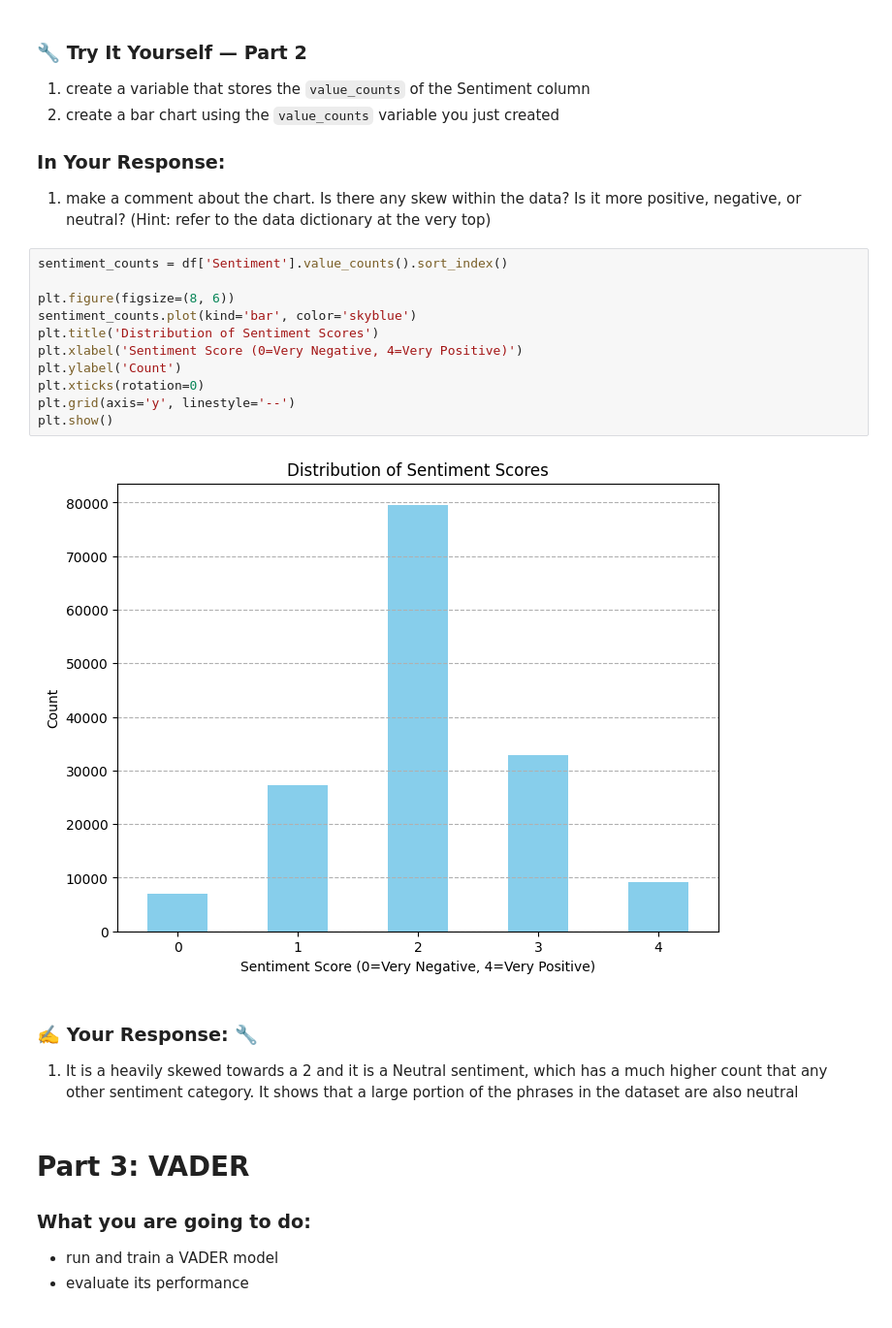
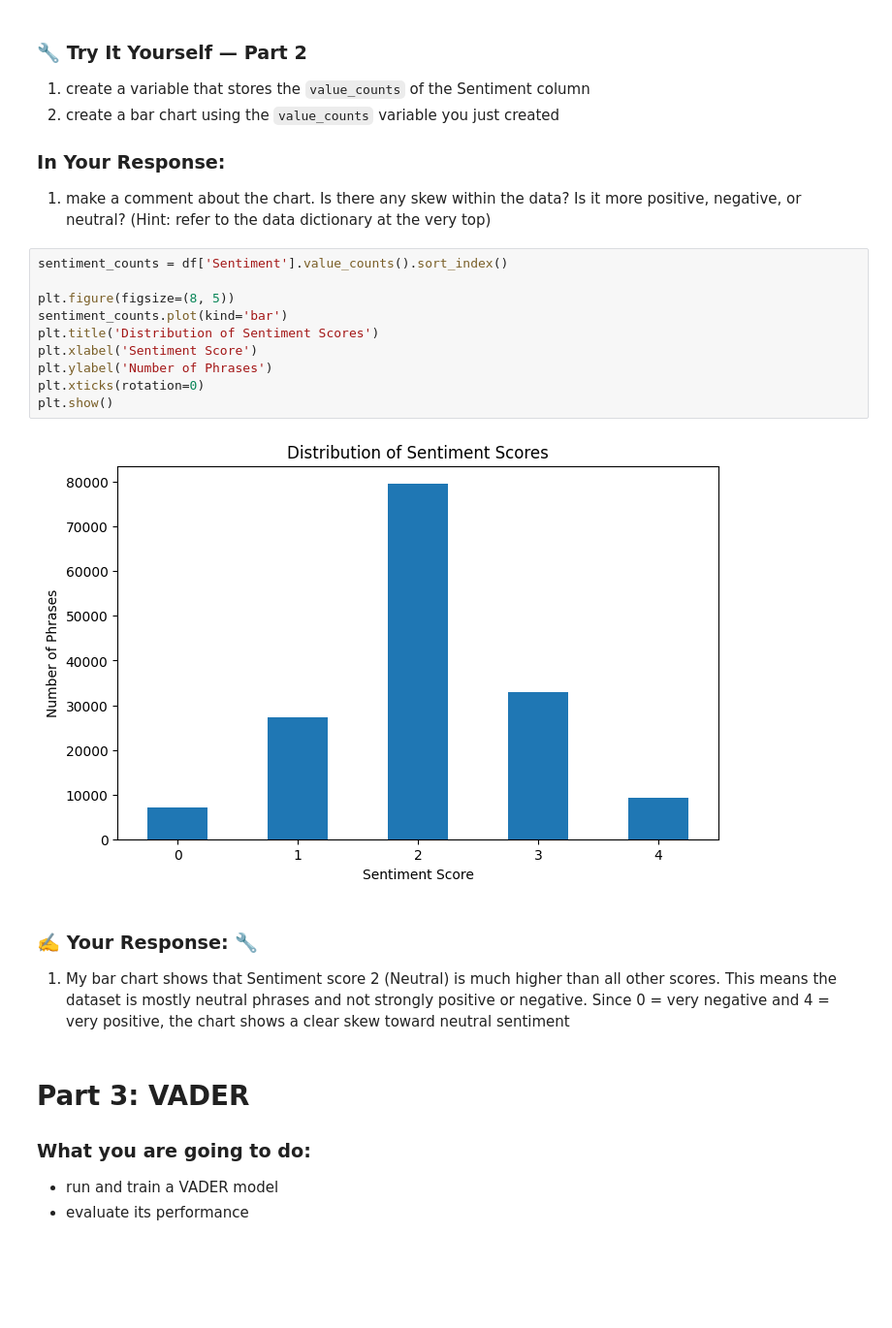
Before and after one commit to ekoshkaa/is_4487_base, a Jupyter notebook: Labs/lab_13_text_analytics.ipynb, the cells around one changed output. Shown at 97% size. Cells and saved outputs as stored; diff of their text form; blank space fills up the shorter version.

```diff
--- a/Labs/lab_13_text_analytics.ipynb
+++ b/Labs/lab_13_text_analytics.ipynb
@@ -102,19 +102,18 @@ In the dataset you'll notice that each phrase has a sentiment score. These score
 # %%
 sentiment_counts = df['Sentiment'].value_counts().sort_index()
 
-plt.figure(figsize=(8, 6))
-sentiment_counts.plot(kind='bar', color='skyblue')
+plt.figure(figsize=(8, 5))
+sentiment_counts.plot(kind='bar')
 plt.title('Distribution of Sentiment Scores')
-plt.xlabel('Sentiment Score (0=Very Negative, 4=Very Positive)')
-plt.ylabel('Count')
+plt.xlabel('Sentiment Score')
+plt.ylabel('Number of Phrases')
 plt.xticks(rotation=0)
-plt.grid(axis='y', linestyle='--')
 plt.show()
 # %% [output]
-[figure, old version]
+[figure, new version]
-# %% [markdown]
-### ✍️ Your Response: 🔧
-1. It is a heavily skewed towards a 2 and it is a Neutral sentiment, which has a much higher count that any other sentiment category. It shows that a large portion of the phrases in the dataset are also neutral
+# %% [markdown]
+### ✍️ Your Response: 🔧
+1. My bar chart shows that Sentiment score 2 (Neutral) is much higher than all other scores. This means the dataset is mostly neutral phrases and not strongly positive or negative. Since 0 = very negative and 4 = very positive, the chart shows a clear skew toward neutral sentiment
 # %% [markdown]
 # Part 3: VADER
 ### What you are going to do:
```
Also changed, not shown: parts of 11 cells of this notebook.
